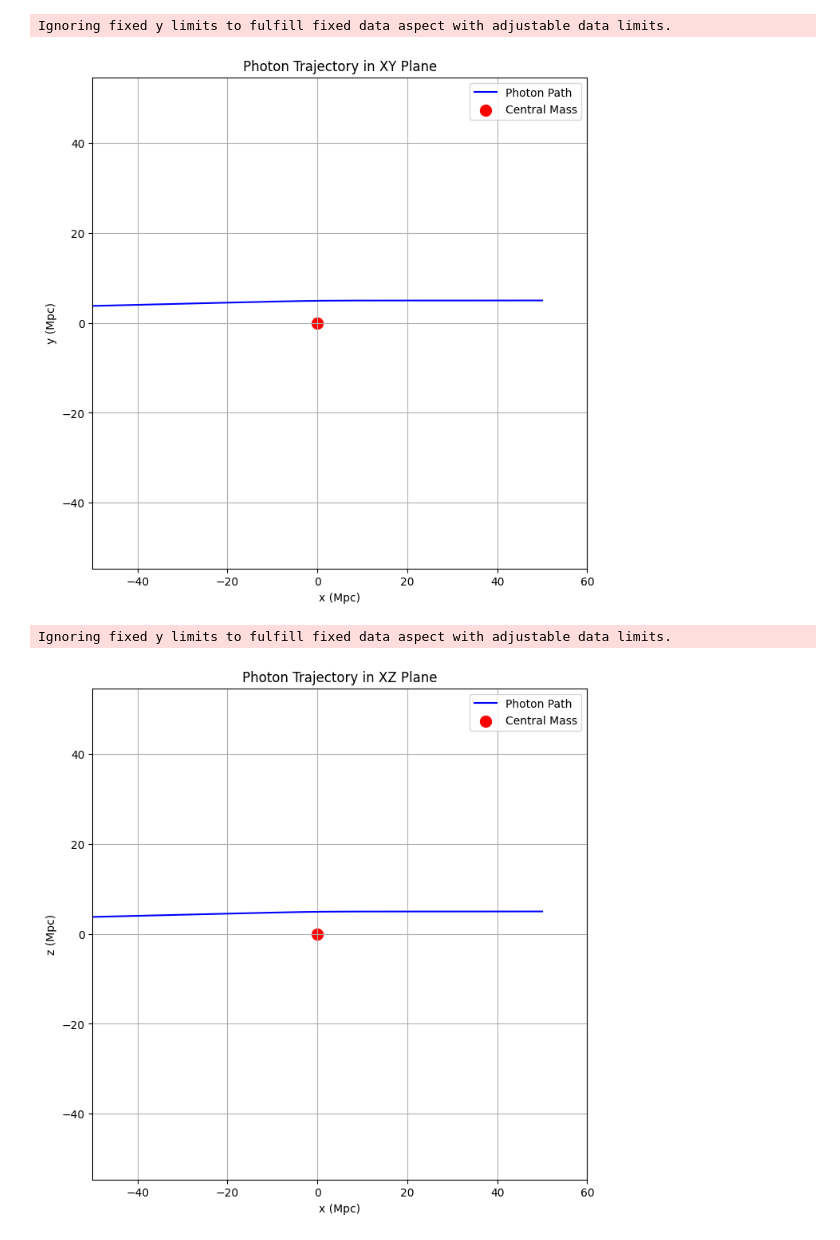
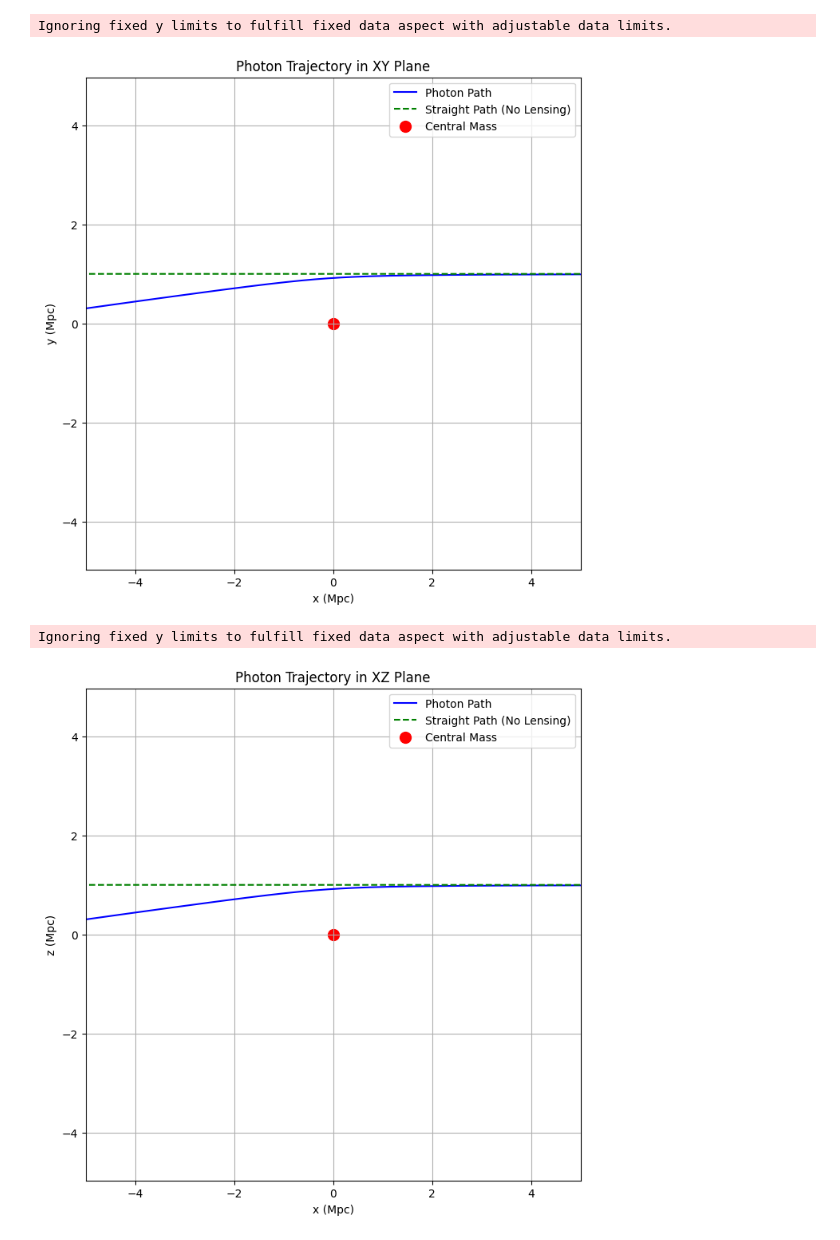
Before and after one commit to rafisics/null-geodesics, a Jupyter notebook: null-geodesics-new.ipynb, the cells around one changed output. Saved outputs shown, nothing was run; the diff lists cells and outputs as text; code cells hidden in the pictures.

```diff
--- a/null-geodesics-new.ipynb
+++ b/null-geodesics-new.ipynb
@@ -48,8 +49,8 @@ beta = np.pi / 2
 alpha = 0.0
 tau0 = 0.0
 x0 = 50.0
-y0 = 5.0
-z0 = 5.0
+y0 = 1.0  # Reduced for stronger lensing
+z0 = 1.0  # Reduced for stronger lensing
 a0 = 1.0
 
 phi0 = phi(x0, y0, z0)
@@ -71,7 +72,7 @@ wd = 0.7
 H0 = 0.070894407 * 3.26 / (1000 * 0.67556)
 # %%
 # Define the geodesic function
-def geodesic(h, l):
+def geodesic(l, h):
     tau, ktau, x, kx, y, ky, z, kz, a = h
 
     dadtau = H0 * a**2 * np.sqrt(wm / a**3 + wd)
@@ -82,6 +83,10 @@ def geodesic(h, l):
 
     den1 = 1.0 + 2.0 * phi_val
     den2 = 1.0 - 2.0 * phi_val
+
+    # Debug: Check for potential numerical issues
+    if den1 < 0 or den2 < 0 or abs(phi_val) > 0.1:
+        print(f"Warning at λ={l}: |Phi|={abs(phi_val):.2e}, den1={den1:.2e}, den2={den2:.2e}")
 
     gamma_000 = dadtau / a
     gamma_001 = dphi_dx_val / den1
@@ -145,20 +150,12 @@ def geodesic(h, l):
     return dhdl
 # %%
 # Affine parameter
-l = np.linspace(0, -1000, 20000)  # High resolution
+l = np.linspace(0, -500, 20000)  # Reduced range for stability
 
 # Integrate
-sol = odeint(geodesic, h0, l, rtol=1e-13, atol=1e-15)
+sol = solve_ivp(geodesic, [0, -500], h0, method='LSODA', rtol=1e-13, atol=1e-15, t_eval=l, max_step=0.05)
 
-tau = sol[:, 0]
-ktau = sol[:, 1]
-x = sol[:, 2]
-kx = sol[:, 3]
-y = sol[:, 4]
-ky = sol[:, 5]
-z = sol[:, 6]
-kz = sol[:, 7]
-a = sol[:, 8]
+tau, ktau, x, kx, y, ky, z, kz, a = sol.y
 # %%
 # Compute metric components
 phi_vals = np.array([phi(x[i], y[i], z[i]) for i in range(len(l))])
@@ -187,3 +179,8 @@ Min r: 6.966885541767361
+# %%
+# Reference straight-line trajectory (no lensing, for comparison)
+x_straight = x0 + l * kx_0 * np.sqrt(np.abs(g11_0))  # Approximate straight path
+y_straight = y0 + l * ky_0 * np.sqrt(np.abs(g22_0))
+z_straight = z0 + l * kz_0 * np.sqrt(np.abs(g33_0))
 # %%
 # Diagnostic: Plot k^τ
 plt.figure(figsize=(10, 6))
@@ -266,24 +276,26 @@ plt.show()
 # %%
 # XY plane trajectory
 plt.figure(figsize=(8, 8))
 plt.plot(x, y, color='blue', label='Photon Path')
+plt.plot(x_straight, y_straight, color='green', linestyle='--', label='Straight Path (No Lensing)')
 plt.scatter([0], [0], color='red', s=100, label='Central Mass')
 plt.xlabel('x (Mpc)')
 plt.ylabel('y (Mpc)')
 plt.title('Photon Trajectory in XY Plane')
 plt.legend()
 plt.grid(True)
 plt.axis('equal')
-plt.xlim(-50, 60)
-plt.ylim(-10, 10)
+plt.xlim(-5, 5)
+plt.ylim(-2, 2)
 plt.show()
 # %% [output]
 Ignoring fixed y limits to fulfill fixed data aspect with adjustable data limits.
-[figure, old version]
+[figure, new version]
 # %%
 # XZ plane trajectory
 plt.figure(figsize=(8, 8))
 plt.plot(x, z, color='blue', label='Photon Path')
+plt.plot(x_straight, z_straight, color='green', linestyle='--', label='Straight Path (No Lensing)')
 plt.scatter([0], [0], color='red', s=100, label='Central Mass')
 plt.xlabel('x (Mpc)')
 plt.ylabel('z (Mpc)')
@@ -291,9 +303,9 @@ plt.title('Photon Trajectory in XZ Plane')
 plt.legend()
 plt.grid(True)
 plt.axis('equal')
-plt.xlim(-50, 60)
-plt.ylim(-10, 10)
+plt.xlim(-5, 5)
+plt.ylim(-2, 2)
 plt.show()
 # %% [output]
 Ignoring fixed y limits to fulfill fixed data aspect with adjustable data limits.
-[figure, old version]
+[figure, new version]
```
Also changed, not shown: parts of 14 cells of this notebook, 1 other file.
